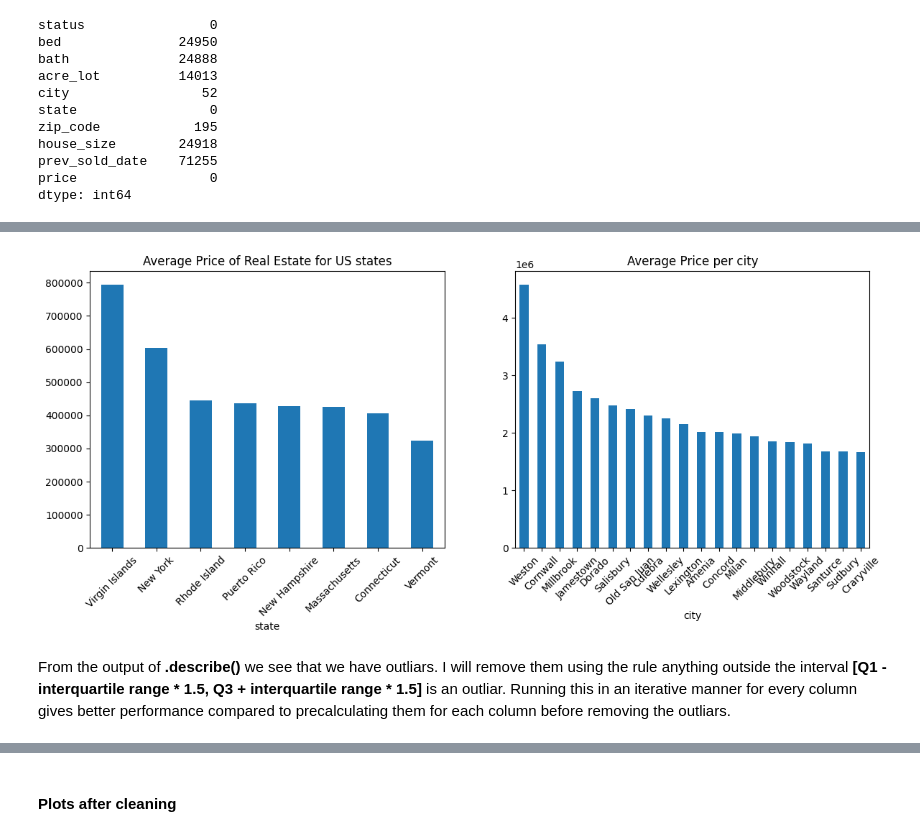
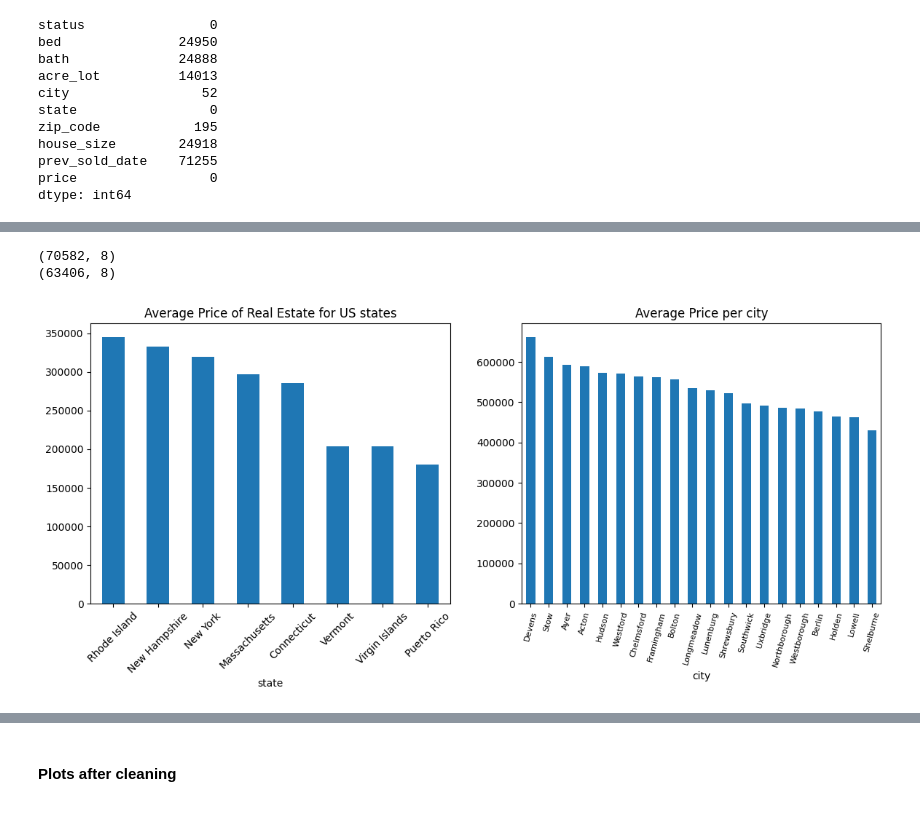
Before and after one commit to antonisgiann/ml_with_scikit-learn, a Jupyter notebook: Regression/usa-real-estate-dataset/notebook.ipynb, the cells around one changed output, grey strips where cells are left out. Drawn from its saved outputs; the diff is of its cells as text; code cells hidden in the pictures.

Commit message:
Dropped cities with low sample size and stratified by city which increased performance by 11%. Added Feature engineering improving performance by 1%

```diff
--- a/Regression/usa-real-estate-dataset/notebook.ipynb
+++ b/Regression/usa-real-estate-dataset/notebook.ipynb
@@ -152,15 +207,26 @@ print(df.shape)
+# %%
+# Drop cities with low sample size
+tmp = df.city.value_counts().reset_index()
+city_count_map = dict(zip(tmp["city"], tmp["count"]))
+df = df.assign(city_count = lambda x: x["city"].map(city_count_map))
+
+print(df.shape)
+df = df.loc[df["city_count"] >= 70, :]
+print(df.shape)
+# %% [output]
+(70582, 8)
+(63406, 8)
 # %%
 plt.figure(figsize=(14,5))
 ax1 = plt.subplot(1,2,1)
 df.groupby('state').price.mean().sort_values(ascending=False).plot.bar(ax=ax1)
 plt.title('Average Price of Real Estate for US states')
 plt.xticks(rotation=45)
 ax2 = plt.subplot(1,2,2)
 df.groupby('city').price.mean().sort_values(ascending=False).head(20).plot.bar(ax=ax2)
+ax2.xaxis.set_tick_params(labelsize=8)
 plt.title('Average Price per city')
-plt.xticks(rotation=45)
+plt.xticks(rotation=75)
 plt.show()
 # %% [output]
-[figure, old version]
+[figure, new version]
-# %% [markdown]
-From the output of <b>.describe()</b> we see that we have outliars. I will remove them using the rule anything outside the interval <b>[Q1 - interquartile range * 1.5,  Q3 + interquartile range * 1.5]</b> is an outliar. Running this in an iterative manner for every column gives better performance compared to precalculating them for each column before removing the outliars.
```
Also changed, not shown: parts of 45 cells of this notebook.
